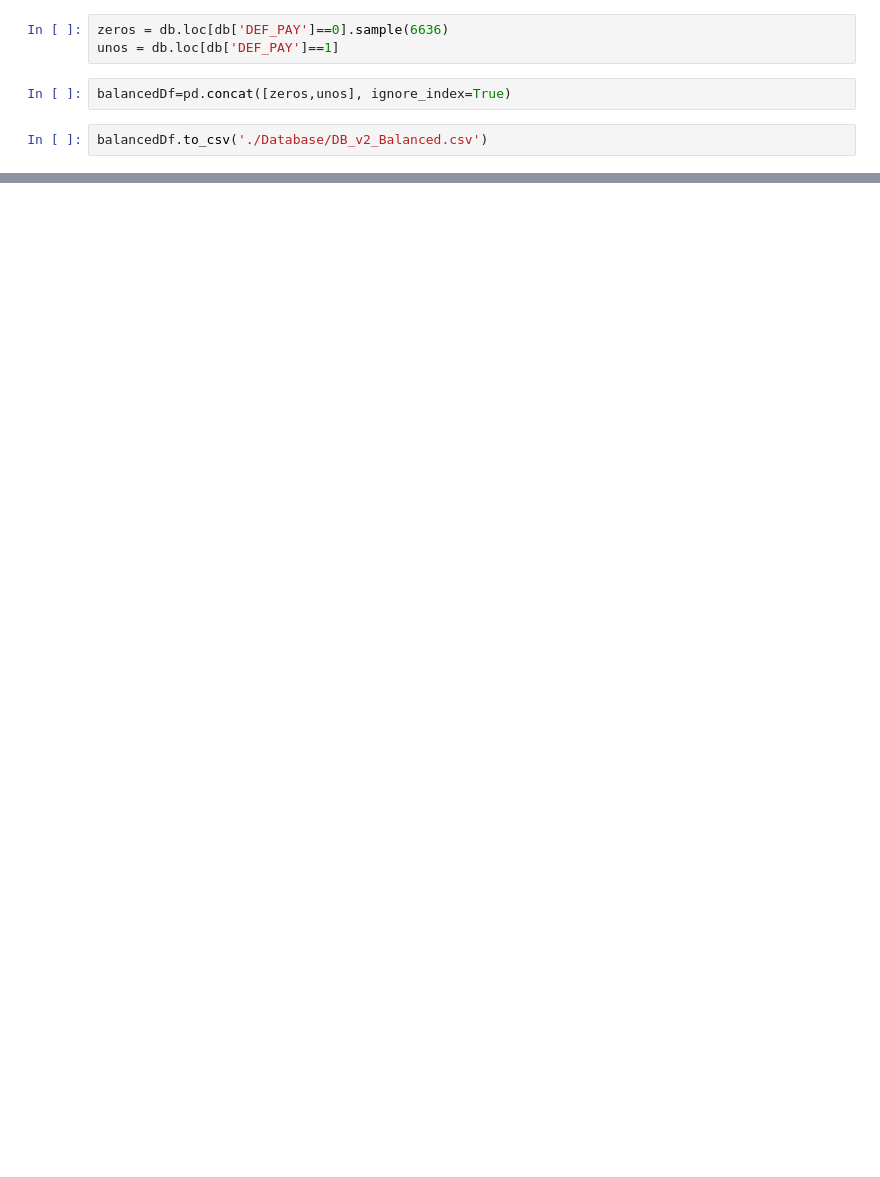
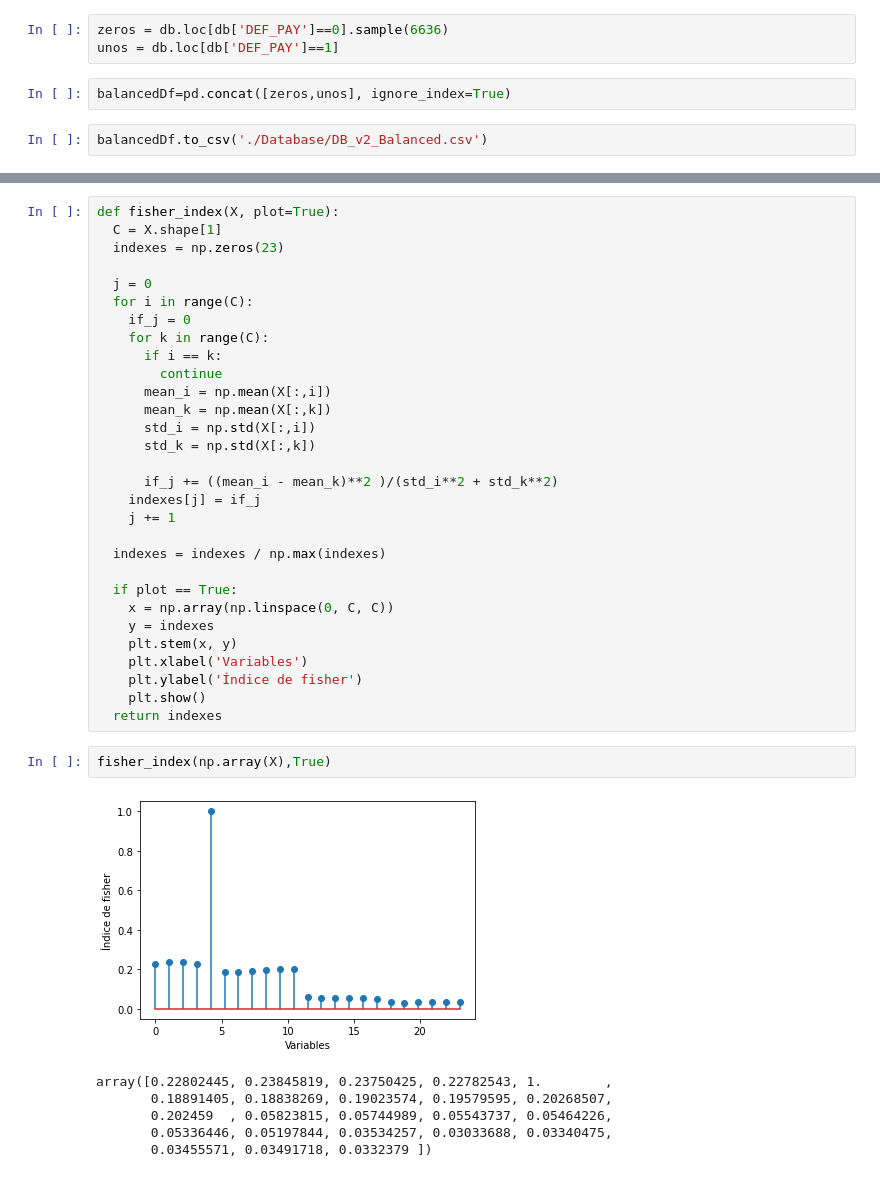
Before and after one commit to Dfriveraa/Default-of-credit-card-clients-project, a Jupyter notebook: Main.ipynb, the cells around one changed output, grey strips where cells are left out. Cells and saved outputs as stored; diff of their text form; blank space fills up the shorter version.

```diff
--- a/Main.ipynb
+++ b/Main.ipynb
@@ -240,0 +266,39 @@ balancedDf.to_csv('./Database/DB_v2_Balanced.csv')
+# %%
+def fisher_index(X, plot=True):
+  C = X.shape[1]
+  indexes = np.zeros(23)
+
+  j = 0
+  for i in range(C):
+    if_j = 0
+    for k in range(C):
+      if i == k:
+        continue
+      mean_i = np.mean(X[:,i])
+      mean_k = np.mean(X[:,k])
+      std_i = np.std(X[:,i])
+      std_k = np.std(X[:,k])
+
+      if_j += ((mean_i - mean_k)**2 )/(std_i**2 + std_k**2)
+    indexes[j] = if_j
+    j += 1
+
+  indexes = indexes / np.max(indexes)
+
+  if plot == True:
+    x = np.array(np.linspace(0, C, C))
+    y = indexes
+    plt.stem(x, y)
+    plt.xlabel('Variables')
+    plt.ylabel('Índice de fisher')
+    plt.show()
+  return indexes
+# %%
+fisher_index(np.array(X),True)
+# %% [output]
+[figure, added]
+array([0.22802445, 0.23845819, 0.23750425, 0.22782543, 1.        ,
+       0.18891405, 0.18838269, 0.19023574, 0.19579595, 0.20268507,
+       0.202459  , 0.05823815, 0.05744989, 0.05543737, 0.05464226,
+       0.05336446, 0.05197844, 0.03534257, 0.03033688, 0.03340475,
+       0.03455571, 0.03491718, 0.0332379 ])
```
Also changed, not shown: parts of 12 cells of this notebook, 2 other files.
